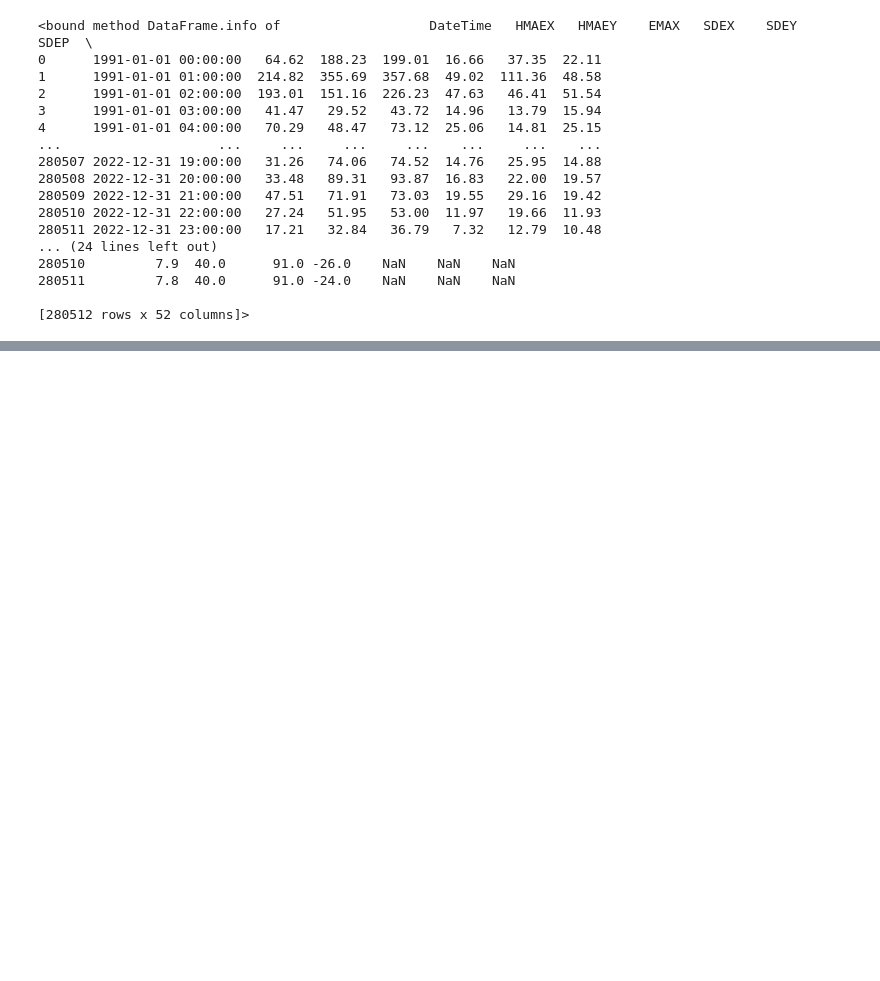
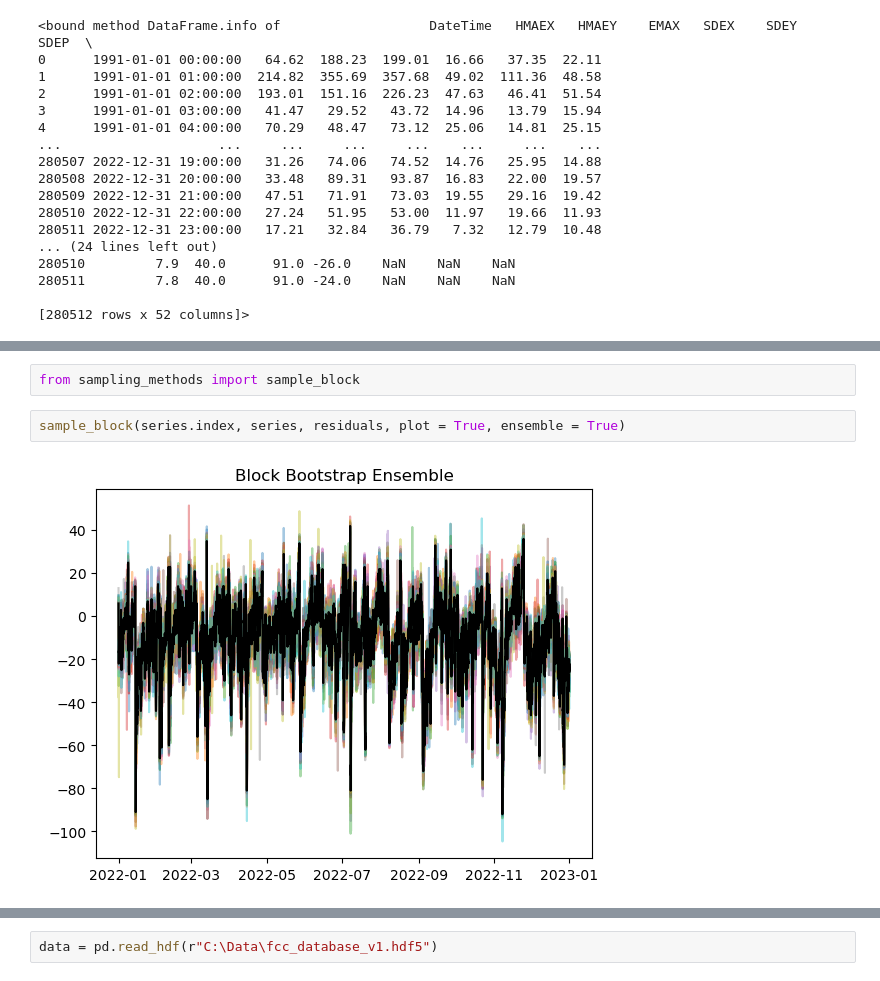
Before and after one commit to kylermurphy/ml_fw, a Jupyter notebook: notebooks/Space_Weather_Workbook.ipynb, the cells around one changed output, grey strips where cells are left out. Saved outputs shown, nothing was run; the diff lists cells and outputs as text; blank space fills up the shorter version.

Commit message:
More tests on space weather workbook. Added ensemble option in the sampling_methods.py

```diff
--- a/notebooks/Space_Weather_Workbook.ipynb
+++ b/notebooks/Space_Weather_Workbook.ipynb
@@ -1419,0 +1453,6 @@ series = data.loc[""]
+# %%
+from sampling_methods import sample_block
+# %%
+sample_block(series.index, series, residuals, plot = True, ensemble = True)
+# %% [output]
+[figure, added]
@@ -1419,0 +1476,2 @@ series = data.loc[""]
+# %%
+data = pd.read_hdf(r"C:\Data\fcc_database_v1.hdf5")
```
Also changed, not shown: parts of 17 cells of this notebook, 2 other files.
